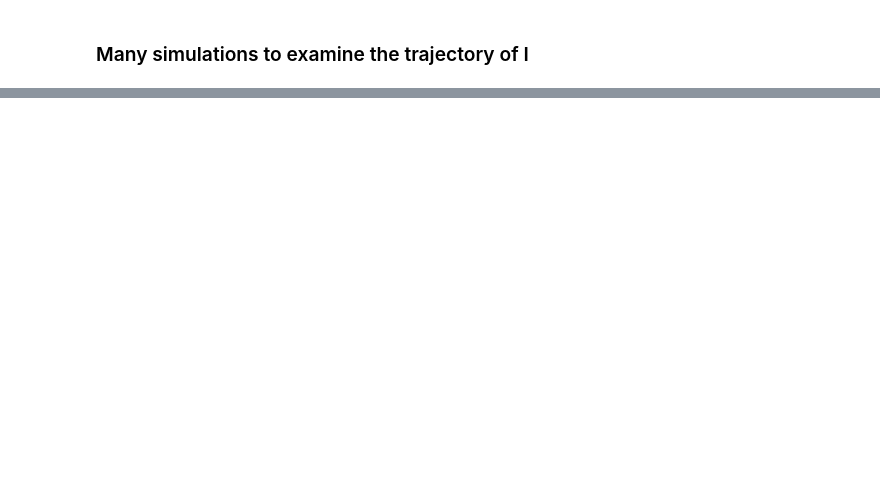
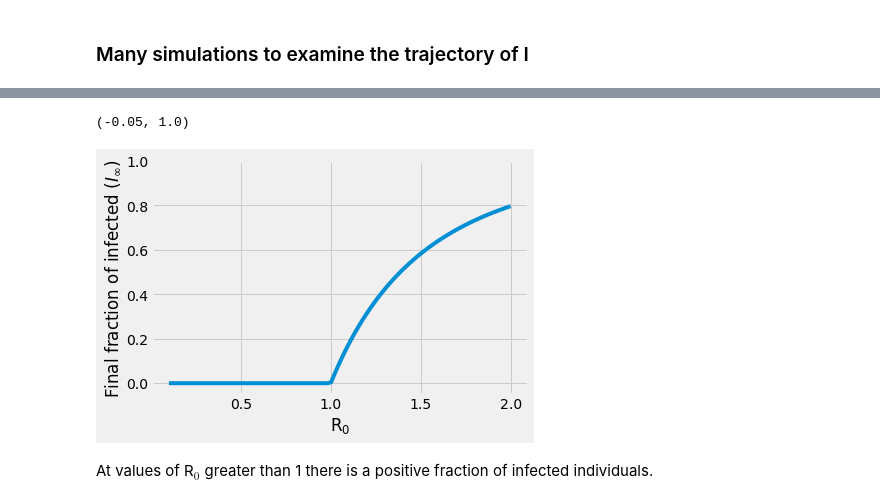
Before and after one commit to computationalUncertaintyLab/2020F_PHDSI, a Jupyter notebook: r5/Recitation05.ipynb, the cells around one changed output, grey strips where cells are left out. Cells and saved outputs as stored; diff of their text form; code cells hidden in the pictures; blank space fills up the shorter version.

```diff
--- a/r5/Recitation05.ipynb
+++ b/r5/Recitation05.ipynb
@@ -169,0 +263,28 @@ ax.tick_params(which="both",labelsize=8.)
+# %%
+def finalFractionInfected(R0):
+    from scipy.optimize import root_scalar
+    final = lambda f: -np.log(1-f)/f - R0
+    finalFrac = max(0,root_scalar(final, x0=.25,x1=0.75).root)
+    return finalFrac
+
+R0s = np.linspace(0.1,2,100)
+
+
+FFs = []
+for R0 in R0s:
+    FF = finalFractionInfected(R0)
+    FFs.append(FF)
+
+fig,ax = plt.subplots()
+ax.plot(R0s,FFs)
+
+ax.set_xlabel(r"R$_{0}$")
+ax.set_ylabel(r"Final fraction of infected ($I_{\infty}$)")
+
+ax.set_ylim(-0.05,1)
+plt.show()
+# %% [output]
+(-0.05, 1.0)
+[figure, added]
+# %% [markdown]
+At values of R$_{0}$ greater than 1 there is a positive fraction of infected individuals.
```
Also changed, not shown: parts of 5 cells of this notebook, 1 other file.
